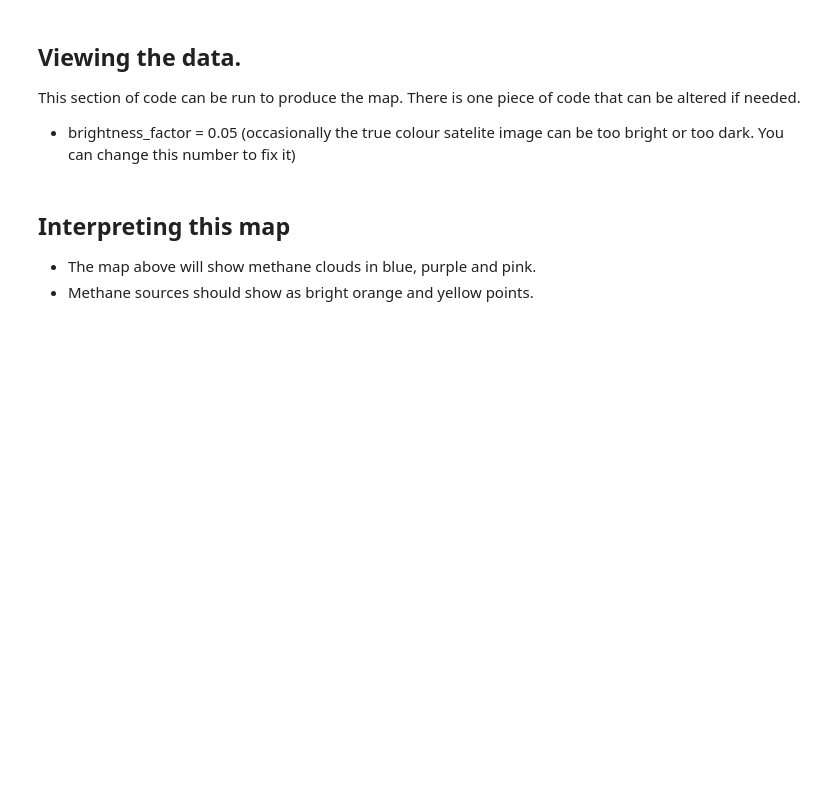
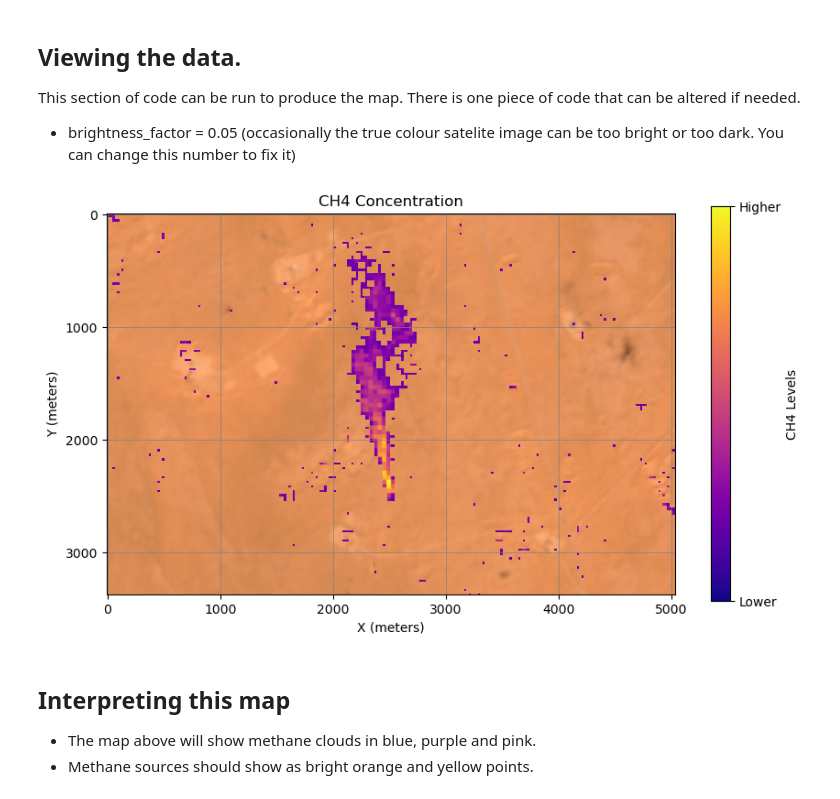
Before and after one commit to zelcon01/Landfill_Atmospheric_Gas_Monitor_Tools, a Jupyter notebook: Sentinel 2 CH4 Multi-Band-Multi-Pass.ipynb, the cells around one changed output. Drawn from its saved outputs; the diff is of its cells as text; code cells hidden in the pictures; blank space fills up the shorter version.

```diff
--- a/Sentinel 2 CH4 Multi-Band-Multi-Pass.ipynb
+++ b/Sentinel 2 CH4 Multi-Band-Multi-Pass.ipynb
@@ -201,25 +224,6 @@ landfill_id = 24  # Specify the landfill ID
 temporal_extent = ["2019-10-06", "2019-10-06"]
 
 truecolour_image(landfill_id, temporal_extent)
-# %%
-Active_Multiband = "Sentinel-2_active_emissionMBMP.GTiff"
-Active_img = rasterio.open(Active_Multiband)
-Active_B11 = Active_img.read(1)
-Active_B12 = Active_img.read(2)
-
-No_Multiband = "Sentinel-2_no_emissionMBMP.GTiff"
-No_img = rasterio.open(No_Multiband)
-No_B11 = No_img.read(1)
-No_B12 = No_img.read(2)
-
-# Plotting the active B11 band
-plt.figure(figsize=(10, 10))
-plt.imshow(Active_B12, cmap='viridis')  # You can choose any colormap you prefer
-plt.colorbar(label='Reflectance')
-plt.title('Active Emission Band B12')
-plt.xlabel('Column #')
-plt.ylabel('Row #')
-plt.show()
 # %% [markdown]
 ## Running the Analysis
 Here, no modification by you is needed. The code below runs the analysis.  Provided all the variables above have been run correctly, this next section should take moments to complete.
@@ -354,46 +278,54 @@ plt.figure(figsize=(10, 8))
 # Display the RGB image
 plt.imshow(rgb)
 
-# Loading the methane data.
-# Create a masked array where values below 0.01 are masked
-masked_frac_change = np.ma.masked_greater(frac_change, 1)
+# Calculate mean and standard deviation of frac_change
+mean = np.nanmean(frac_change)
+std = np.nanstd(frac_change)
 
-# Define the range of your colormap
-vmin = -1
-vmax = 1
+# Create a mask where values are not 1.5 SD above the mean
+mask = frac_change < (mean + 1.5 * std)
+
+# Apply the mask
+masked_frac_change = np.ma.masked_array(frac_change, mask=mask)
+
+vmax = np.nanmax(frac_change)
+vmin = 0
 
 # Display the masked_frac_change data on top of the RGB image
-plt.imshow(masked_frac_change, cmap='plasma_r', alpha=1, vmin=vmin, vmax=vmax)
+plt.imshow(masked_frac_change, cmap='plasma', alpha=1, vmin=vmin)
 
 # Add a colorbar and labels
-cbar = plt.colorbar(ticks=[vmin, vmax], label='CH4 Levels', shrink=0.7)
-cbar.ax.set_yticklabels(['Higher', 'Lower'])  # set ticks labels
-plt.title('Corrected Fractional Reflectance Change')
+cbar = plt.colorbar(label='CH4 Levels', shrink=0.7)
+cbar.set_ticks([vmin, vmax])
+cbar.set_ticklabels(['Lower', 'Higher'])
+plt.title('CH4 Concentration')
 
 # Dataset resolution in metres
 resolution = 20
 
 # Get the dimensions of the image
 height, width, _ = rgb.shape
 
 # Create arrays representing the x and y coordinates in meters
 x = np.arange(0, width * resolution, 1000)
 y = np.arange(0, height * resolution, 1000)
 
 # Set the x and y ticks and labels
 plt.xticks(x / resolution, x)
 plt.yticks(y / resolution, y)
 plt.xlabel('X (meters)')
 plt.ylabel('Y (meters)')
 
 # Add grid lines
 plt.grid(color='gray', linestyle='-', linewidth=0.5)
 
 # Please enter the emission date where it says '[emission date here]' if you want to download more than one map.
 plt.savefig(f'S2HRM[emission_date_here].jpg', format='jpg', bbox_inches='tight')
 
 # Show the plot
 plt.show()
+# %% [output]
+[figure, added]
 # %% [markdown]
 ## Interpreting this map
 
```
Also changed, not shown: parts of 5 cells of this notebook, 6 other files.
